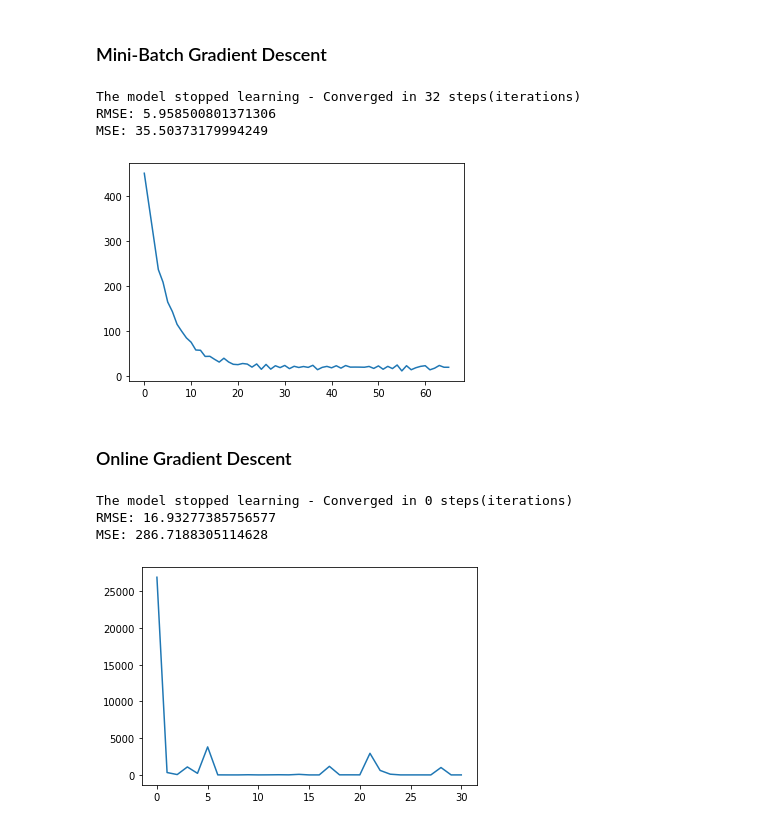
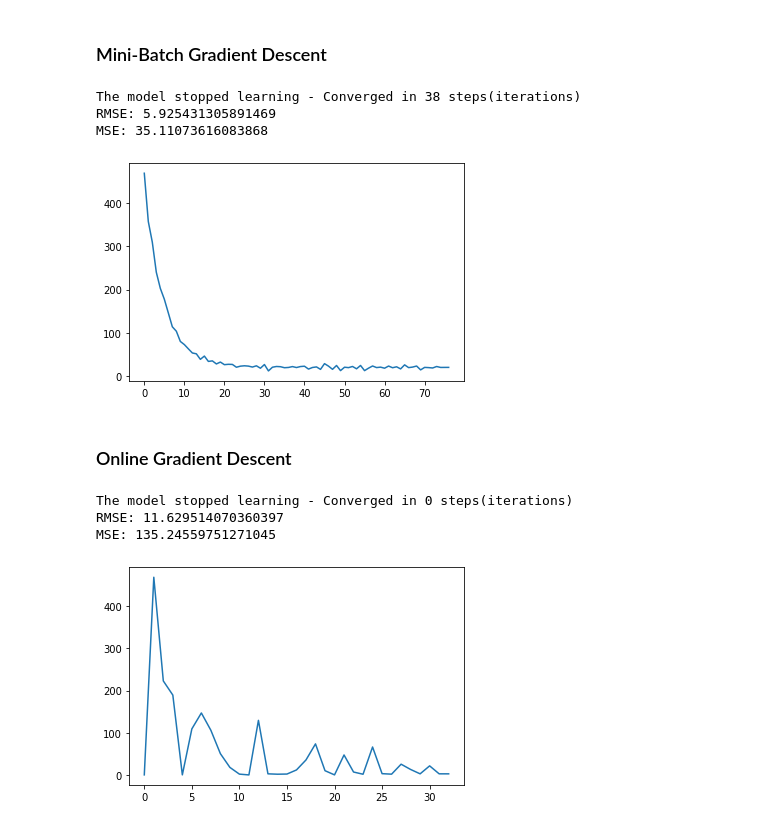
Before and after one commit to akhil189/ML-algorithms-from-scratch, a Jupyter notebook: linear_regression.ipynb, the cells around one changed output. Drawn from its saved outputs; the diff is of its cells as text; code cells hidden in the pictures.

Commit message:
updated Linear Regression

```diff
--- a/linear_regression.ipynb
+++ b/linear_regression.ipynb
@@ -64,7 +58,9 @@ MSE: 33.44897697528702
 
 $ \hat{\theta} = (X^T.X + \lambda.I)^{-1}X^T.y$
 # %%
-lr = LinearRegression(optimizer=None, lambda_ = 1)
+lr = LinearRegression(optimizer=None,
+                      penalty='l2',
+                      lambda_ = 1)
 lr.fit(X_train, y_train)
 
 y_hat_test = lr.predict(X_test)
@@ -115,30 +111,30 @@ print(f'MSE: {lr.mse(y_test, y_hat_test)}')
 plt.plot(lr.errors)
 plt.show()
 # %% [output]
-The model stopped learning - Converged in 32 steps(iterations)
-RMSE: 5.958500801371306
-MSE: 35.50373179994249
+The model stopped learning - Converged in 38 steps(iterations)
+RMSE: 5.925431305891469
+MSE: 35.11073616083868
-[figure, old version]
+[figure, new version]
 # %% [markdown]
 ### Online Gradient Descent
 # %%
-lr = LinearRegression(learning_rate=0.09,
+lr = LinearRegression(learning_rate=0.05,
                       optimizer='gradient_descent',
                       loss = 'mse',
                       batch_size=1,
                       tolerance=0.1)
 
 lr.fit(X_train, y_train)
 
 y_hat_test = lr.predict(X_test)
 
 print(f'RMSE: {lr.rmse(y_test, y_hat_test)}')
 print(f'MSE: {lr.mse(y_test, y_hat_test)}')
 
 plt.plot(lr.errors)
 plt.show()
 # %% [output]
 The model stopped learning - Converged in 0 steps(iterations)
-RMSE: 16.93277385756577
-MSE: 286.7188305114628
+RMSE: 11.629514070360397
+MSE: 135.24559751271045
-[figure, old version]
+[figure, new version]
```
Also changed, not shown: parts of 2 cells of this notebook, 2 other files.
